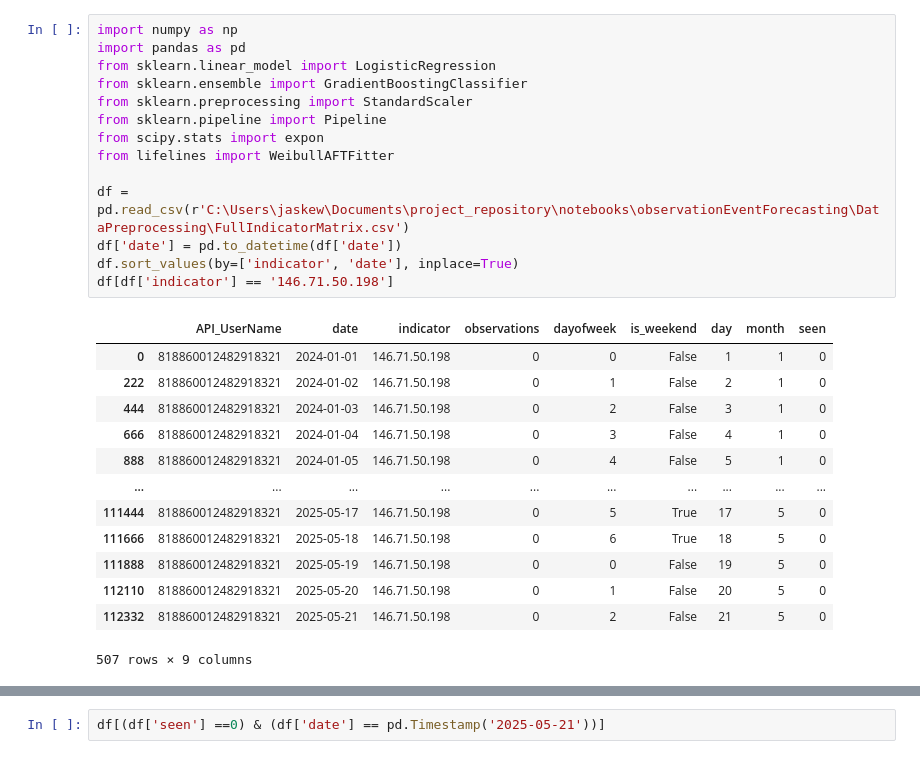
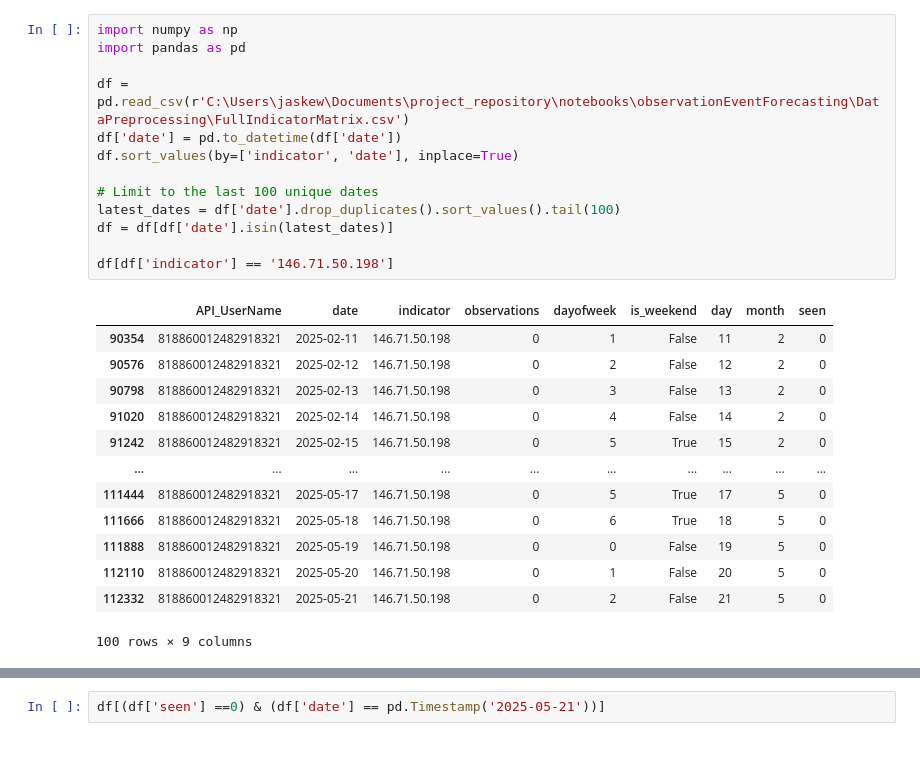
Before and after one commit to jaytlinaskew-OIS/HTOC, a Jupyter notebook: notebooks/observationEventForecasting/research.ipynb, the cells around one changed output, grey strips where cells are left out. Drawn from its saved outputs; the diff is of its cells as text.

```diff
--- a/notebooks/observationEventForecasting/research.ipynb
+++ b/notebooks/observationEventForecasting/research.ipynb
@@ -1,31 +1,30 @@
 # %%
 import numpy as np
 import pandas as pd
-from sklearn.linear_model import LogisticRegression
-from sklearn.ensemble import GradientBoostingClassifier
-from sklearn.preprocessing import StandardScaler
-from sklearn.pipeline import Pipeline
-from scipy.stats import expon
-from lifelines import WeibullAFTFitter
 
 df = pd.read_csv(r'C:\Users\jaskew\Documents\project_repository\notebooks\observationEventForecasting\DataPreprocessing\FullIndicatorMatrix.csv')
 df['date'] = pd.to_datetime(df['date'])
 df.sort_values(by=['indicator', 'date'], inplace=True)
+
+# Limit to the last 100 unique dates
+latest_dates = df['date'].drop_duplicates().sort_values().tail(100)
+df = df[df['date'].isin(latest_dates)]
+
 df[df['indicator'] == '146.71.50.198']
 # %% [output]
 |  | API_UserName | date | indicator | observations | dayofweek | is_weekend | day | month | seen |
-| 0 | 818860012482918321 | 2024-01-01 | 146.71.50.198 | 0 | 0 | False | 1 | 1 | 0 |
-| 222 | 818860012482918321 | 2024-01-02 | 146.71.50.198 | 0 | 1 | False | 2 | 1 | 0 |
-| 444 | 818860012482918321 | 2024-01-03 | 146.71.50.198 | 0 | 2 | False | 3 | 1 | 0 |
-| 666 | 818860012482918321 | 2024-01-04 | 146.71.50.198 | 0 | 3 | False | 4 | 1 | 0 |
-| 888 | 818860012482918321 | 2024-01-05 | 146.71.50.198 | 0 | 4 | False | 5 | 1 | 0 |
+| 90354 | 818860012482918321 | 2025-02-11 | 146.71.50.198 | 0 | 1 | False | 11 | 2 | 0 |
+| 90576 | 818860012482918321 | 2025-02-12 | 146.71.50.198 | 0 | 2 | False | 12 | 2 | 0 |
+| 90798 | 818860012482918321 | 2025-02-13 | 146.71.50.198 | 0 | 3 | False | 13 | 2 | 0 |
+| 91020 | 818860012482918321 | 2025-02-14 | 146.71.50.198 | 0 | 4 | False | 14 | 2 | 0 |
+| 91242 | 818860012482918321 | 2025-02-15 | 146.71.50.198 | 0 | 5 | True | 15 | 2 | 0 |
 | ... | ... | ... | ... | ... | ... | ... | ... | ... | ... |
 | 111444 | 818860012482918321 | 2025-05-17 | 146.71.50.198 | 0 | 5 | True | 17 | 5 | 0 |
 | 111666 | 818860012482918321 | 2025-05-18 | 146.71.50.198 | 0 | 6 | True | 18 | 5 | 0 |
 | 111888 | 818860012482918321 | 2025-05-19 | 146.71.50.198 | 0 | 0 | False | 19 | 5 | 0 |
 | 112110 | 818860012482918321 | 2025-05-20 | 146.71.50.198 | 0 | 1 | False | 20 | 5 | 0 |
 | 112332 | 818860012482918321 | 2025-05-21 | 146.71.50.198 | 0 | 2 | False | 21 | 5 | 0 |
-507 rows × 9 columns
+100 rows × 9 columns
 # %%
 # Function to extract features per indicator
 def extract_time_series_features(group):
```
Also changed, not shown: parts of 8 cells of this notebook, 2 other files.
